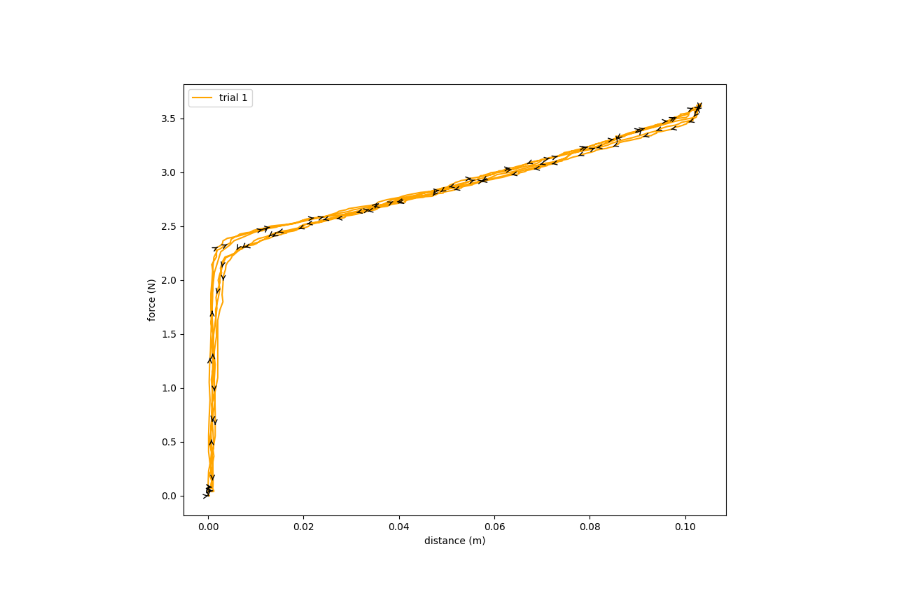
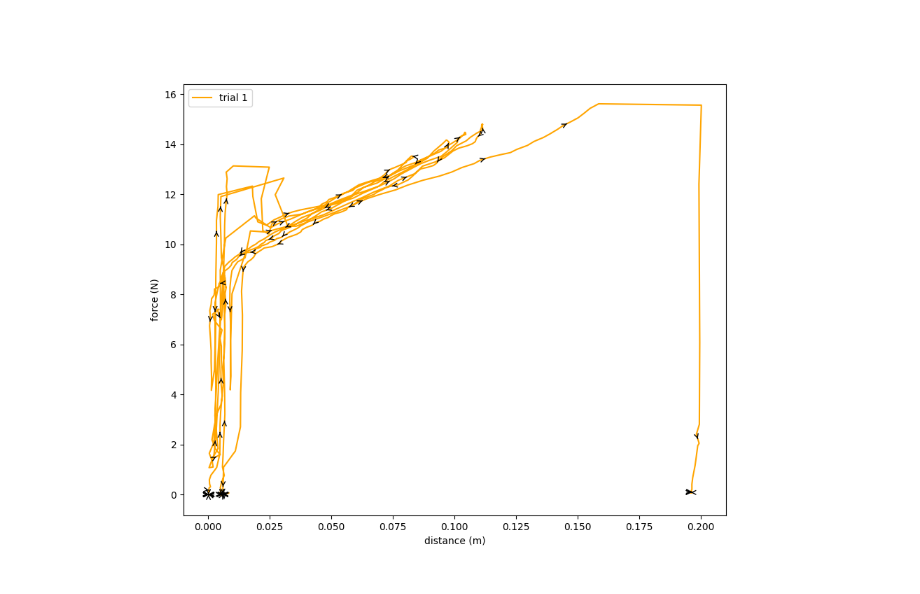
Before and after one commit to NovelMobileRobotsLab/pinto-squirrel, a Jupyter notebook: spring_experiments/compress/analysis.ipynb, the cells around one changed output. Saved outputs shown, nothing was run; the diff lists cells and outputs as text; code cells hidden in the pictures.

```diff
--- a/spring_experiments/compress/analysis.ipynb
+++ b/spring_experiments/compress/analysis.ipynb
@@ -5,7 +5,9 @@ import numpy as np
 import matplotlib.pyplot as plt
 %matplotlib widget
 
-file_path = "./txt_1000um/10deg_235mm.txt"
+# file_path = "./txt_0600um/25deg_235mm.txt"
+# file_path = "./txt_1000um/10deg_235mm.txt"
+file_path = "./txt_1000um/break_185mm.txt"
 
 
 def parse_text_to_csv(file_path):
@@ -61,9 +63,9 @@ df.plot('dist', 'force')
 # %%
 subjects = range(1)
 
-# dfs = [pd.read_csv(f"./txt_0600um/{i+1}.csv") for i in subjects]
-import glob
-dfs = [pd.read_csv(file) for file in glob.glob('./txt_0600um/*.csv')]
+dfs = [pd.read_csv(f"./txt_1000um/break_185mm.csv")]
+# import glob
+# dfs = [pd.read_csv(file) for file in glob.glob('./txt_0600um/*.csv')]
 
 
 
@@ -98,33 +100,33 @@ for i in subjects:
     xpos = (x0+x1)/2
     ypos = (y0+y1)/2
     xdir = x1-x0
     ydir = y1-y0
     arrow_int = 10
     for X,Y,dX,dY in zip(xpos[::arrow_int], ypos[::arrow_int], xdir[::arrow_int], ydir[::arrow_int]):
         axs[0].annotate("", xytext=(X,Y),xy=(X+0.001*dX,Y+0.001*dY), arrowprops=dict(arrowstyle="->", color='k'))
 
     # # calculate position and direction vectors for deviatino
     # x0 = x[range(len(x)-1)]
     # x1 = x[range(1,len(x))]
     # y0 = y_dev[range(len(y)-1)]
     # y1 = y_dev[range(1,len(y))]
     # xpos = (x0+x1)/2
     # ypos = (y0+y1)/2
     # xdir = x1-x0
     # ydir = y1-y0
     # arrow_int = 10
     # for X,Y,dX,dY in zip(xpos[::arrow_int], ypos[::arrow_int], xdir[::arrow_int], ydir[::arrow_int]):
     #     axs[1].annotate("", xytext=(X,Y),xy=(X+0.001*dX,Y+0.001*dY), arrowprops=dict(arrowstyle="->", color='k'))
 
 
 [ax.legend() for ax in axs]
 # axs[1].set_xlabel('angle (rad)')
 axs[0].set_xlabel('distance (m)')
 axs[0].set_ylabel('force (N)')
 # axs[1].set_ylabel('deviation from F=kθ (N)')
 plt.legend()
 plt.show()
 # %% [output]
-[figure, old version]
+[figure, new version]
 # %%
 plot
```
Also changed, not shown: parts of 2 cells of this notebook, 5 other files.
